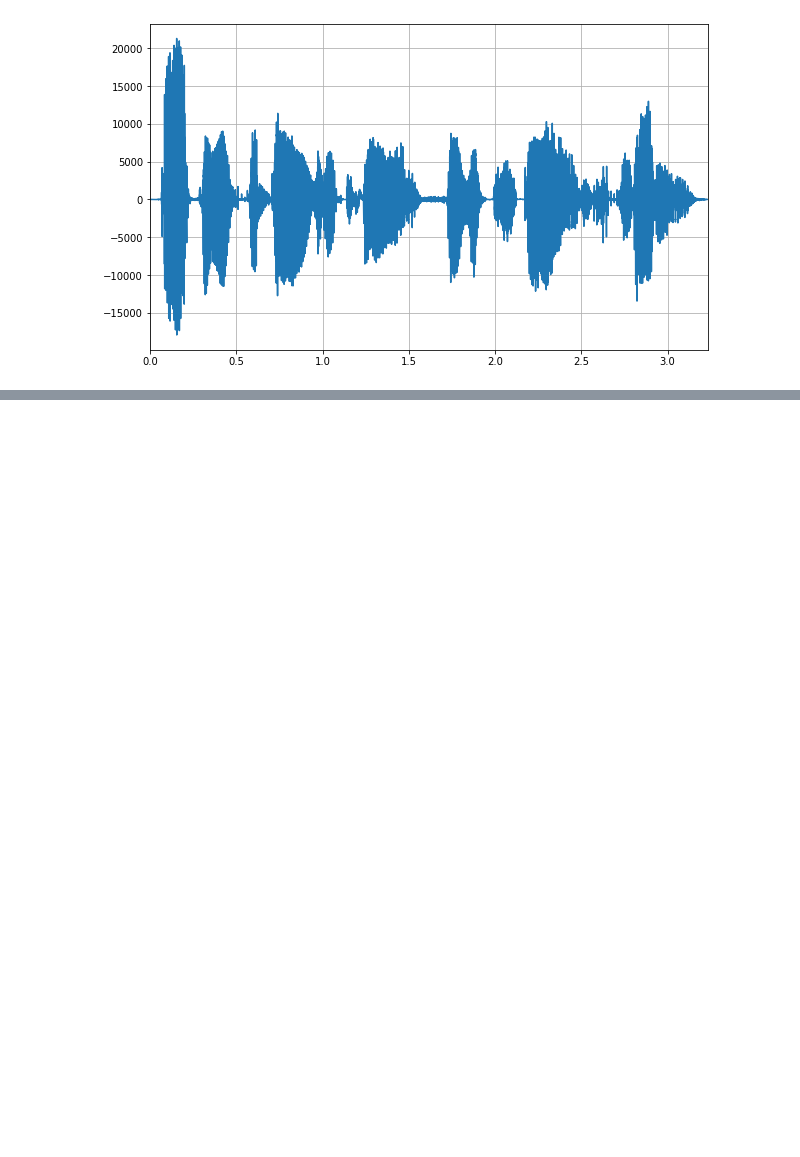
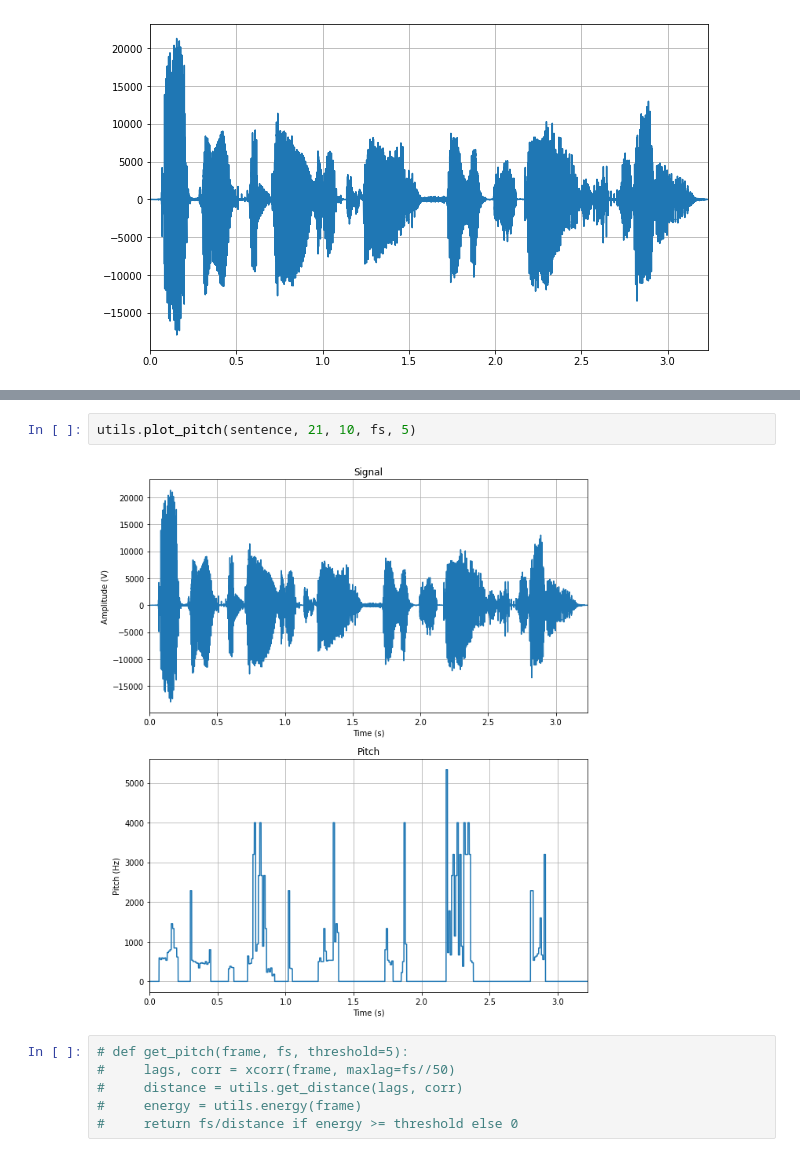
Before and after one commit to lionelGoffaux/signal-project, a Jupyter notebook: labo 2.ipynb, the cells around one changed output, grey strips where cells are left out. Drawn from its saved outputs; the diff is of its cells as text; blank space fills up the shorter version.

```diff
--- a/labo 2.ipynb
+++ b/labo 2.ipynb
@@ -41,0 +46,10 @@ niceplot()
+# %%
+utils.plot_pitch(sentence, 21, 10, fs, 5)
+# %% [output]
+[figure, added]
+# %%
+# def get_pitch(frame, fs, threshold=5):
+#     lags, corr = xcorr(frame, maxlag=fs//50)
+#     distance = utils.get_distance(lags, corr)
+#     energy = utils.energy(frame)
+#     return fs/distance if energy >= threshold else 0
```
Also changed, not shown: parts of 6 cells of this notebook, 2 other files.
